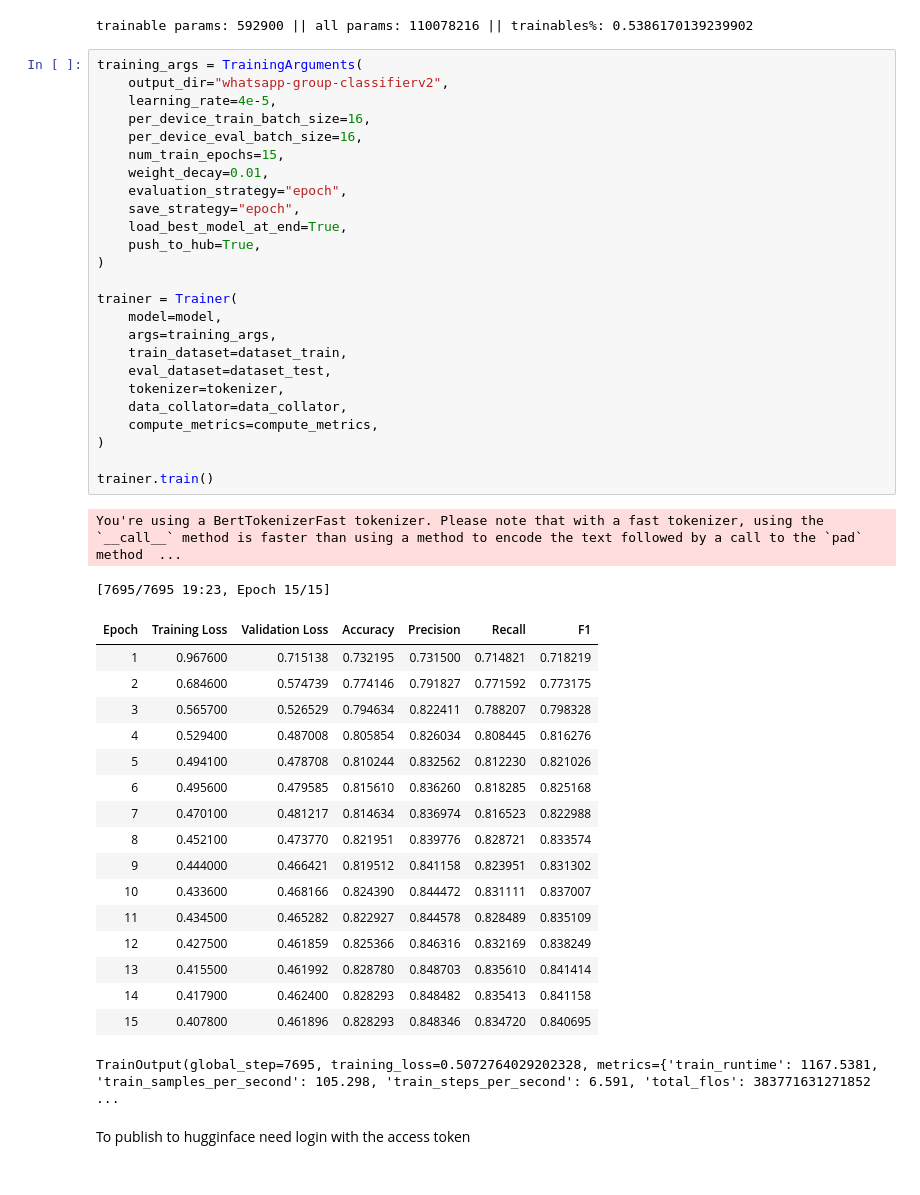
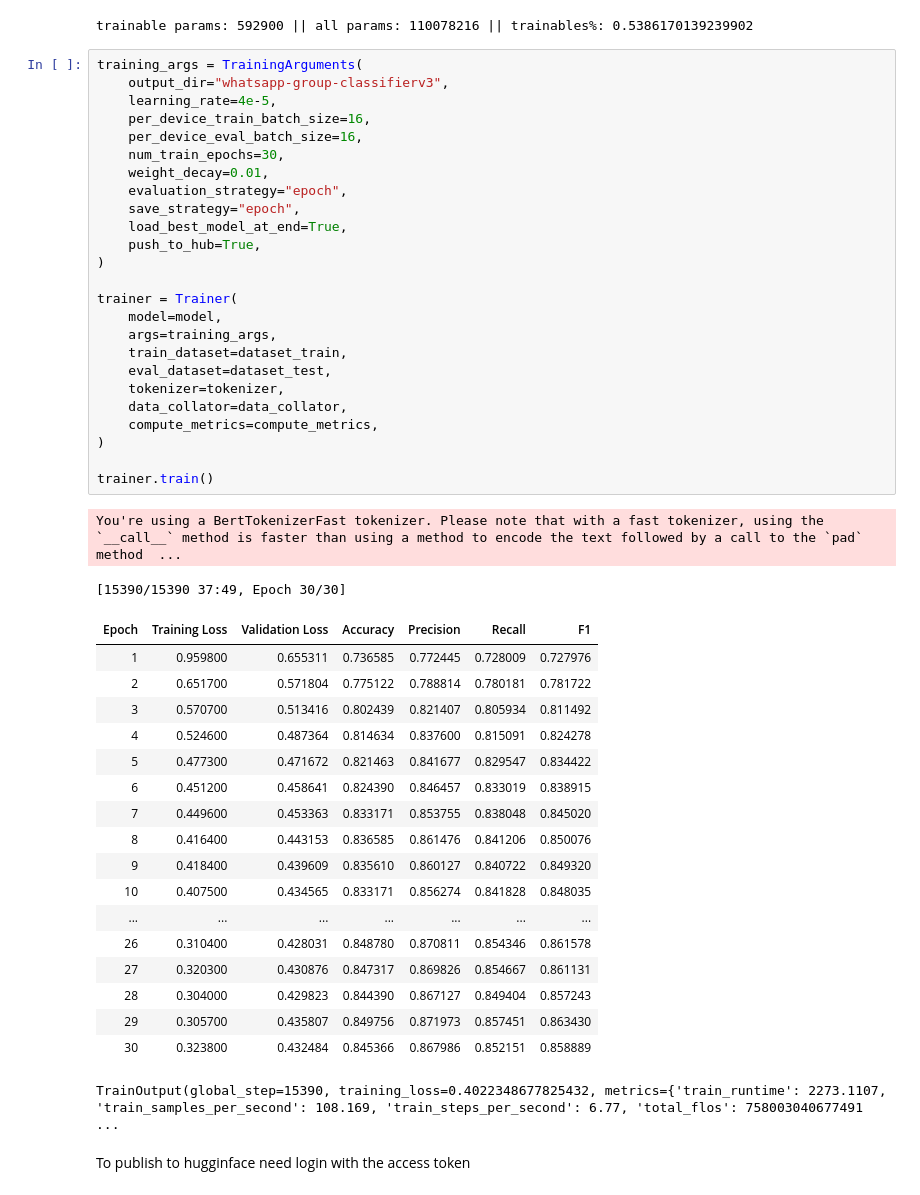
Before and after one commit to IgorCzudy/whatsapp_message_clasterization, a Jupyter notebook: notebooks/GC_Training.ipynb, the cells around one changed output. Cells and saved outputs as stored; diff of their text form.

```diff
--- a/notebooks/GC_Training.ipynb
+++ b/notebooks/GC_Training.ipynb
@@ -177,49 +177,50 @@ print_trainable_parameters(model)
 trainable params: 592900 || all params: 110078216 || trainables%: 0.5386170139239902
 # %%
 training_args = TrainingArguments(
-    output_dir="whatsapp-group-classifierv2",
+    output_dir="whatsapp-group-classifierv3",
     learning_rate=4e-5,
     per_device_train_batch_size=16,
     per_device_eval_batch_size=16,
-    num_train_epochs=15,
+    num_train_epochs=30,
     weight_decay=0.01,
     evaluation_strategy="epoch",
     save_strategy="epoch",
     load_best_model_at_end=True,
     push_to_hub=True,
 )
 
 trainer = Trainer(
     model=model,
     args=training_args,
     train_dataset=dataset_train,
     eval_dataset=dataset_test,
     tokenizer=tokenizer,
     data_collator=data_collator,
     compute_metrics=compute_metrics,
 )
 
 trainer.train()
 # %% [output]
 You're using a BertTokenizerFast tokenizer. Please note that with a fast tokenizer, using the `__call__` method is faster than using a method to encode the text followed by a call to the `pad` method  ...
-[7695/7695 19:23, Epoch 15/15]
+[15390/15390 37:49, Epoch 30/30]
 | Epoch | Training Loss | Validation Loss | Accuracy | Precision | Recall | F1 |
-| 1 | 0.967600 | 0.715138 | 0.732195 | 0.731500 | 0.714821 | 0.718219 |
-| 2 | 0.684600 | 0.574739 | 0.774146 | 0.791827 | 0.771592 | 0.773175 |
-| 3 | 0.565700 | 0.526529 | 0.794634 | 0.822411 | 0.788207 | 0.798328 |
-| 4 | 0.529400 | 0.487008 | 0.805854 | 0.826034 | 0.808445 | 0.816276 |
-| 5 | 0.494100 | 0.478708 | 0.810244 | 0.832562 | 0.812230 | 0.821026 |
-| 6 | 0.495600 | 0.479585 | 0.815610 | 0.836260 | 0.818285 | 0.825168 |
-| 7 | 0.470100 | 0.481217 | 0.814634 | 0.836974 | 0.816523 | 0.822988 |
-| 8 | 0.452100 | 0.473770 | 0.821951 | 0.839776 | 0.828721 | 0.833574 |
-| 9 | 0.444000 | 0.466421 | 0.819512 | 0.841158 | 0.823951 | 0.831302 |
-| 10 | 0.433600 | 0.468166 | 0.824390 | 0.844472 | 0.831111 | 0.837007 |
-| 11 | 0.434500 | 0.465282 | 0.822927 | 0.844578 | 0.828489 | 0.835109 |
-| 12 | 0.427500 | 0.461859 | 0.825366 | 0.846316 | 0.832169 | 0.838249 |
-| 13 | 0.415500 | 0.461992 | 0.828780 | 0.848703 | 0.835610 | 0.841414 |
-| 14 | 0.417900 | 0.462400 | 0.828293 | 0.848482 | 0.835413 | 0.841158 |
-| 15 | 0.407800 | 0.461896 | 0.828293 | 0.848346 | 0.834720 | 0.840695 |
+| 1 | 0.959800 | 0.655311 | 0.736585 | 0.772445 | 0.728009 | 0.727976 |
+| 2 | 0.651700 | 0.571804 | 0.775122 | 0.788814 | 0.780181 | 0.781722 |
+| 3 | 0.570700 | 0.513416 | 0.802439 | 0.821407 | 0.805934 | 0.811492 |
+| 4 | 0.524600 | 0.487364 | 0.814634 | 0.837600 | 0.815091 | 0.824278 |
+| 5 | 0.477300 | 0.471672 | 0.821463 | 0.841677 | 0.829547 | 0.834422 |
+| 6 | 0.451200 | 0.458641 | 0.824390 | 0.846457 | 0.833019 | 0.838915 |
+| 7 | 0.449600 | 0.453363 | 0.833171 | 0.853755 | 0.838048 | 0.845020 |
+| 8 | 0.416400 | 0.443153 | 0.836585 | 0.861476 | 0.841206 | 0.850076 |
+| 9 | 0.418400 | 0.439609 | 0.835610 | 0.860127 | 0.840722 | 0.849320 |
+| 10 | 0.407500 | 0.434565 | 0.833171 | 0.856274 | 0.841828 | 0.848035 |
+| ... | ... | ... | ... | ... | ... | ... |
+| 26 | 0.310400 | 0.428031 | 0.848780 | 0.870811 | 0.854346 | 0.861578 |
+| 27 | 0.320300 | 0.430876 | 0.847317 | 0.869826 | 0.854667 | 0.861131 |
+| 28 | 0.304000 | 0.429823 | 0.844390 | 0.867127 | 0.849404 | 0.857243 |
+| 29 | 0.305700 | 0.435807 | 0.849756 | 0.871973 | 0.857451 | 0.863430 |
+| 30 | 0.323800 | 0.432484 | 0.845366 | 0.867986 | 0.852151 | 0.858889 |
-TrainOutput(global_step=7695, training_loss=0.5072764029202328, metrics={'train_runtime': 1167.5381, 'train_samples_per_second': 105.298, 'train_steps_per_second': 6.591, 'total_flos': 383771631271852 ...
+TrainOutput(global_step=15390, training_loss=0.4022348677825432, metrics={'train_runtime': 2273.1107, 'train_samples_per_second': 108.169, 'train_steps_per_second': 6.77, 'total_flos': 758003040677491 ...
 # %% [markdown]
 To publish to hugginface need login with the access token
 # %%
```
Also changed, not shown: parts of 2 cells of this notebook.
